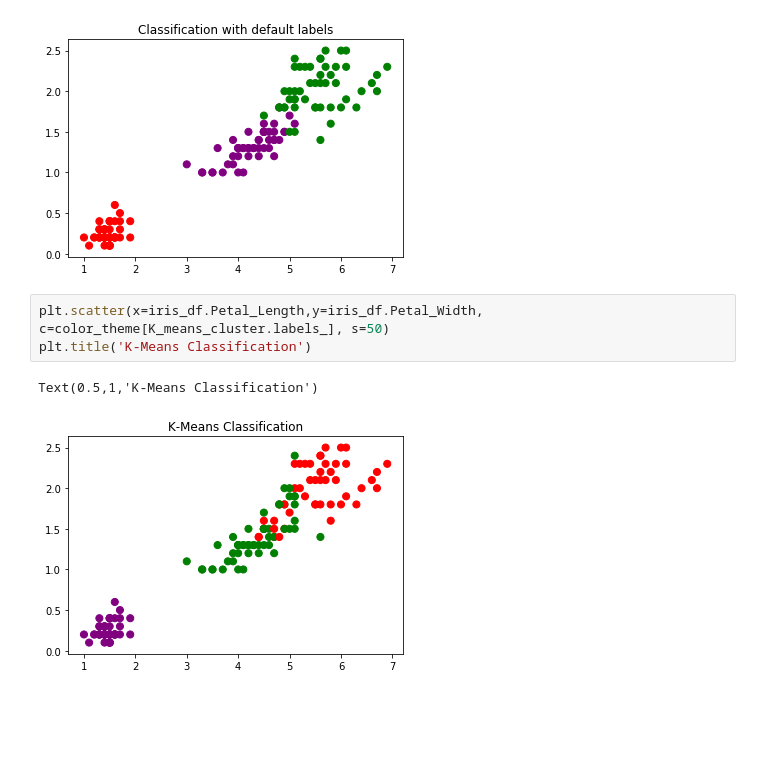
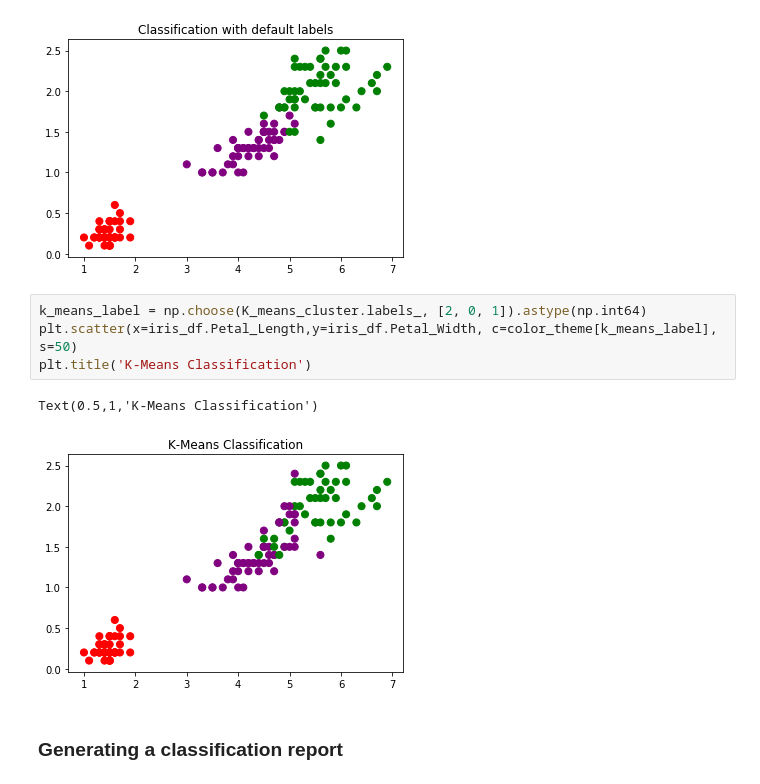
Before and after one commit to tanbirsohail/exploring-popular-datasets, a Jupyter notebook: Iris Dataset.ipynb, the cells around one changed output. Drawn from its saved outputs; the diff is of its cells as text; blank space fills up the shorter version.

Commit message:
Edited k-means labels and added report for classification

```diff
--- a/Iris Dataset.ipynb
+++ b/Iris Dataset.ipynb
@@ -116,8 +116,11 @@ plt.title('Classification with default labels')
 Text(0.5,1,'Classification with default labels')
 [figure]
 # %%
-plt.scatter(x=iris_df.Petal_Length,y=iris_df.Petal_Width, c=color_theme[K_means_cluster.labels_], s=50)
+k_means_label = np.choose(K_means_cluster.labels_, [2, 0, 1]).astype(np.int64)
+plt.scatter(x=iris_df.Petal_Length,y=iris_df.Petal_Width, c=color_theme[k_means_label], s=50)
 plt.title('K-Means Classification')
 # %% [output]
 Text(0.5,1,'K-Means Classification')
-[figure, old version]
+[figure, new version]
+# %% [markdown]
+### Generating a classification report
```
Also changed, not shown: parts of 2 cells of this notebook.
